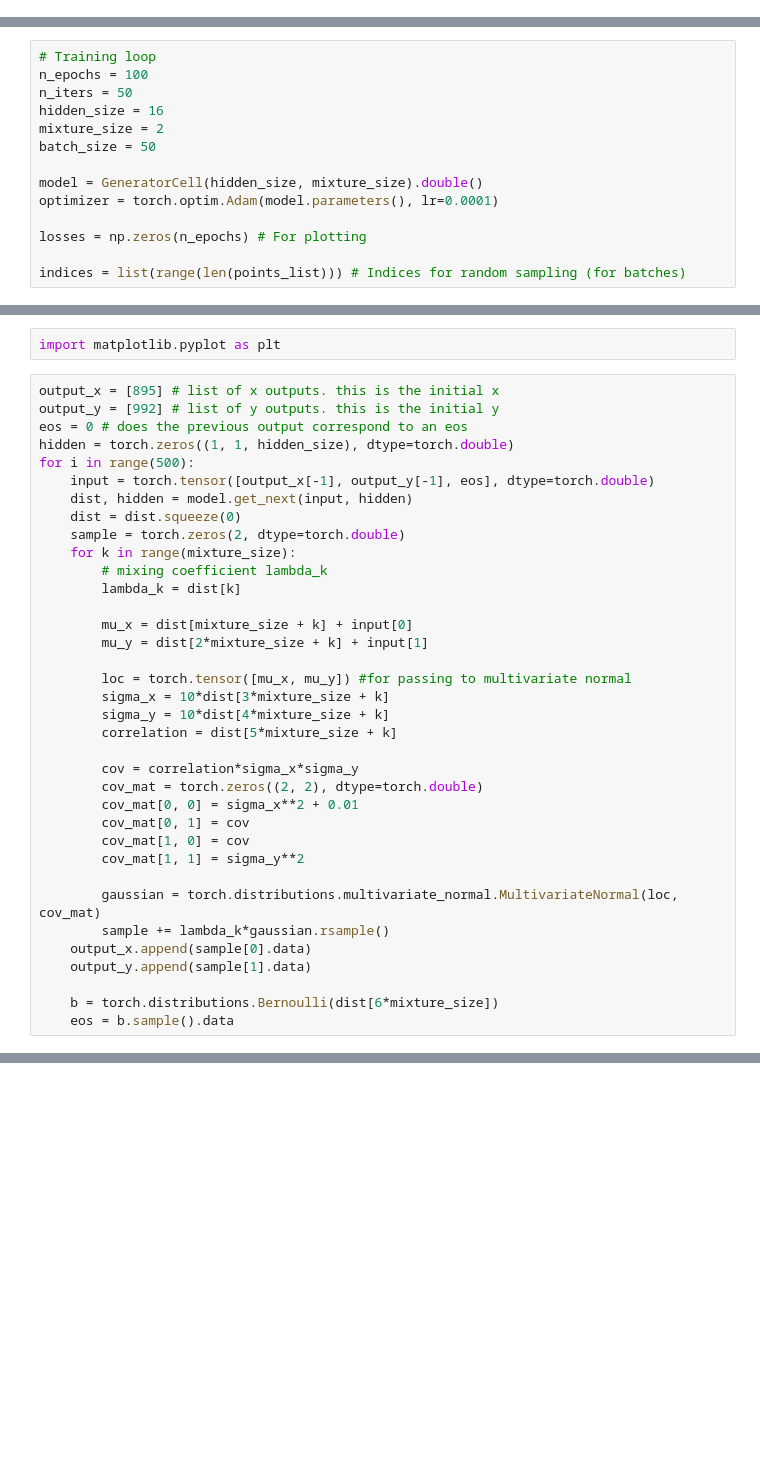
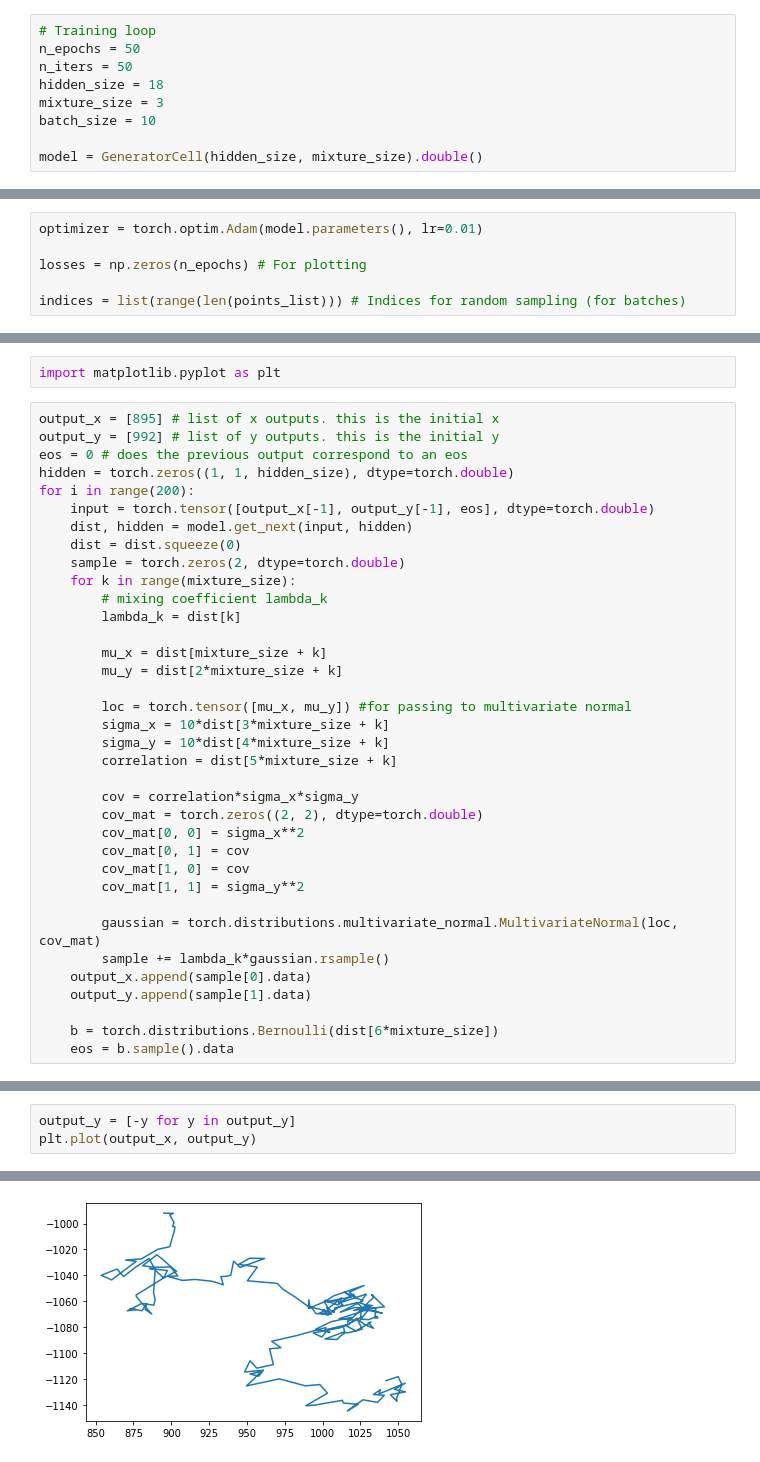
Before and after one commit to Te12944265-AMAHA/2019Build18, a Jupyter notebook: train_book2.ipynb, the cells around one changed output, grey strips where cells are left out. Saved outputs shown, nothing was run; the diff lists cells and outputs as text; blank space fills up the shorter version.

```diff
--- a/train_book2.ipynb
+++ b/train_book2.ipynb
@@ -138,0 +154,9 @@ def log_likelihood_batched(input_batch, output_batch, min_length, mixture_size,
+# %%
+# Training loop
+n_epochs = 50
+n_iters = 50
+hidden_size = 18
+mixture_size = 3
+batch_size = 10
+
+model = GeneratorCell(hidden_size, mixture_size).double()
@@ -139,13 +167,5 @@ def log_likelihood_batched(input_batch, output_batch, min_length, mixture_size,
 # %%
-# Training loop
-n_epochs = 100
-n_iters = 50
-hidden_size = 16
-mixture_size = 2
-batch_size = 50
-
-model = GeneratorCell(hidden_size, mixture_size).double()
-optimizer = torch.optim.Adam(model.parameters(), lr=0.0001)
+optimizer = torch.optim.Adam(model.parameters(), lr=0.01)
 
 losses = np.zeros(n_epochs) # For plotting
 
@@ -183,7 +231,7 @@ output_x = [895] # list of x outputs. this is the initial x
 output_y = [992] # list of y outputs. this is the initial y
 eos = 0 # does the previous output correspond to an eos
 hidden = torch.zeros((1, 1, hidden_size), dtype=torch.double)
-for i in range(500):
+for i in range(200):
     input = torch.tensor([output_x[-1], output_y[-1], eos], dtype=torch.double)
     dist, hidden = model.get_next(input, hidden)
     dist = dist.squeeze(0)
@@ -192,8 +240,8 @@ for i in range(500):
         # mixing coefficient lambda_k
         lambda_k = dist[k]
 
-        mu_x = dist[mixture_size + k] + input[0]
-        mu_y = dist[2*mixture_size + k] + input[1]
+        mu_x = dist[mixture_size + k]
+        mu_y = dist[2*mixture_size + k]
 
         loc = torch.tensor([mu_x, mu_y]) #for passing to multivariate normal
         sigma_x = 10*dist[3*mixture_size + k]
@@ -202,7 +250,7 @@ for i in range(500):
 
         cov = correlation*sigma_x*sigma_y
         cov_mat = torch.zeros((2, 2), dtype=torch.double)
-        cov_mat[0, 0] = sigma_x**2 + 0.01
+        cov_mat[0, 0] = sigma_x**2
         cov_mat[0, 1] = cov
         cov_mat[1, 0] = cov
         cov_mat[1, 1] = sigma_y**2
@@ -221,0 +265,4 @@ plt.plot(output_x, output_y)
+# %%
+output_y = [-y for y in output_y]
+plt.plot(output_x, output_y)
+# %% [output]
@@ -222,3 +270,4 @@ plt.plot(output_x, output_y)
+[figure, added]
 # %%
 plt.plot(losses)
 plt.show()
```
Also changed, not shown: parts of 8 cells of this notebook.
